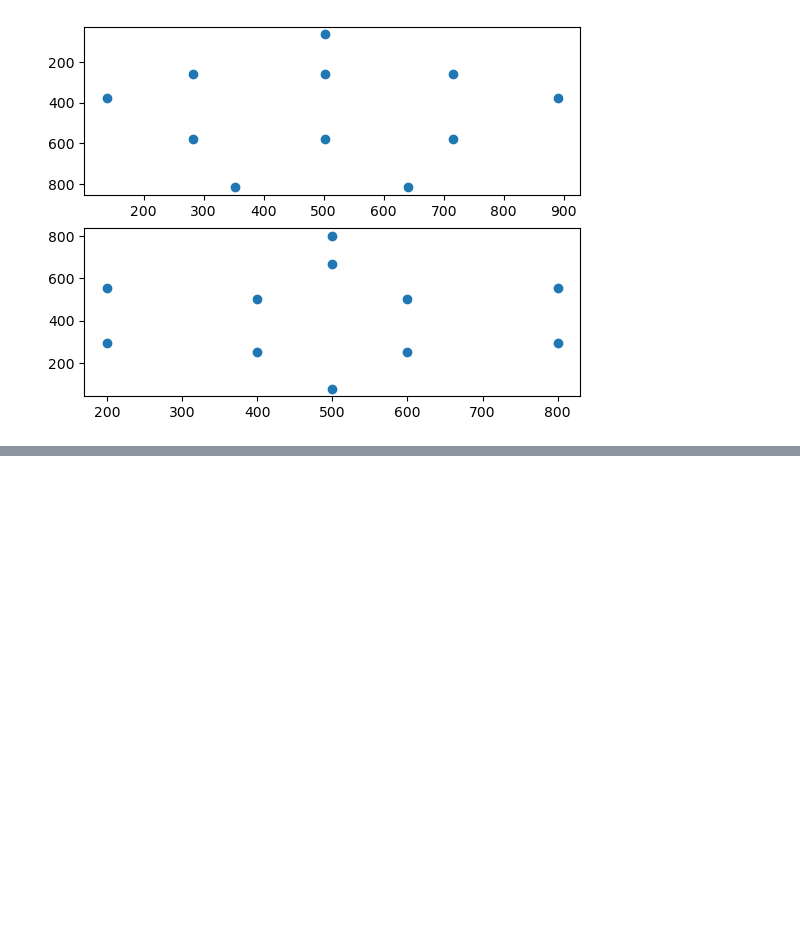
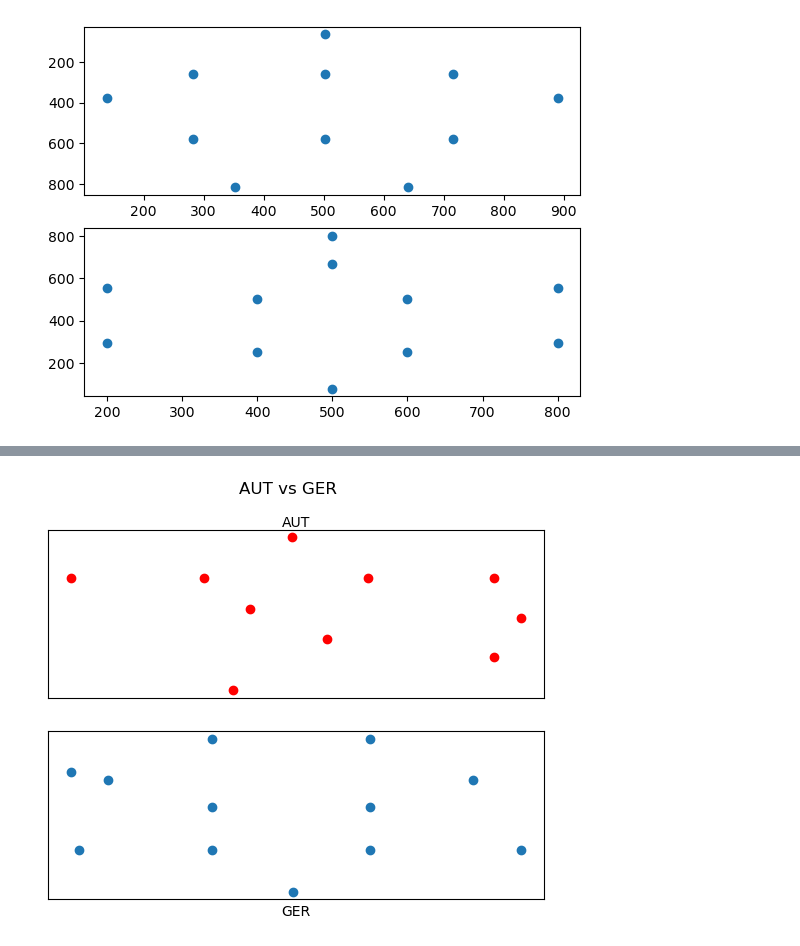
Before and after one commit to D-Walsh33/data-analysis, a Jupyter notebook: UEFA Euro Project/UEFA.ipynb, the cells around one changed output, grey strips where cells are left out. Drawn from its saved outputs; the diff is of its cells as text; code cells hidden in the pictures; blank space fills up the shorter version.

```diff
--- a/UEFA Euro Project/UEFA.ipynb
+++ b/UEFA Euro Project/UEFA.ipynb
@@ -147,0 +159,4 @@ formations(2024442, players)
+# %%
+formations( 300700,players)
+# %% [output]
+[figure, added]
```
Also changed, not shown: parts of 4 cells of this notebook.
